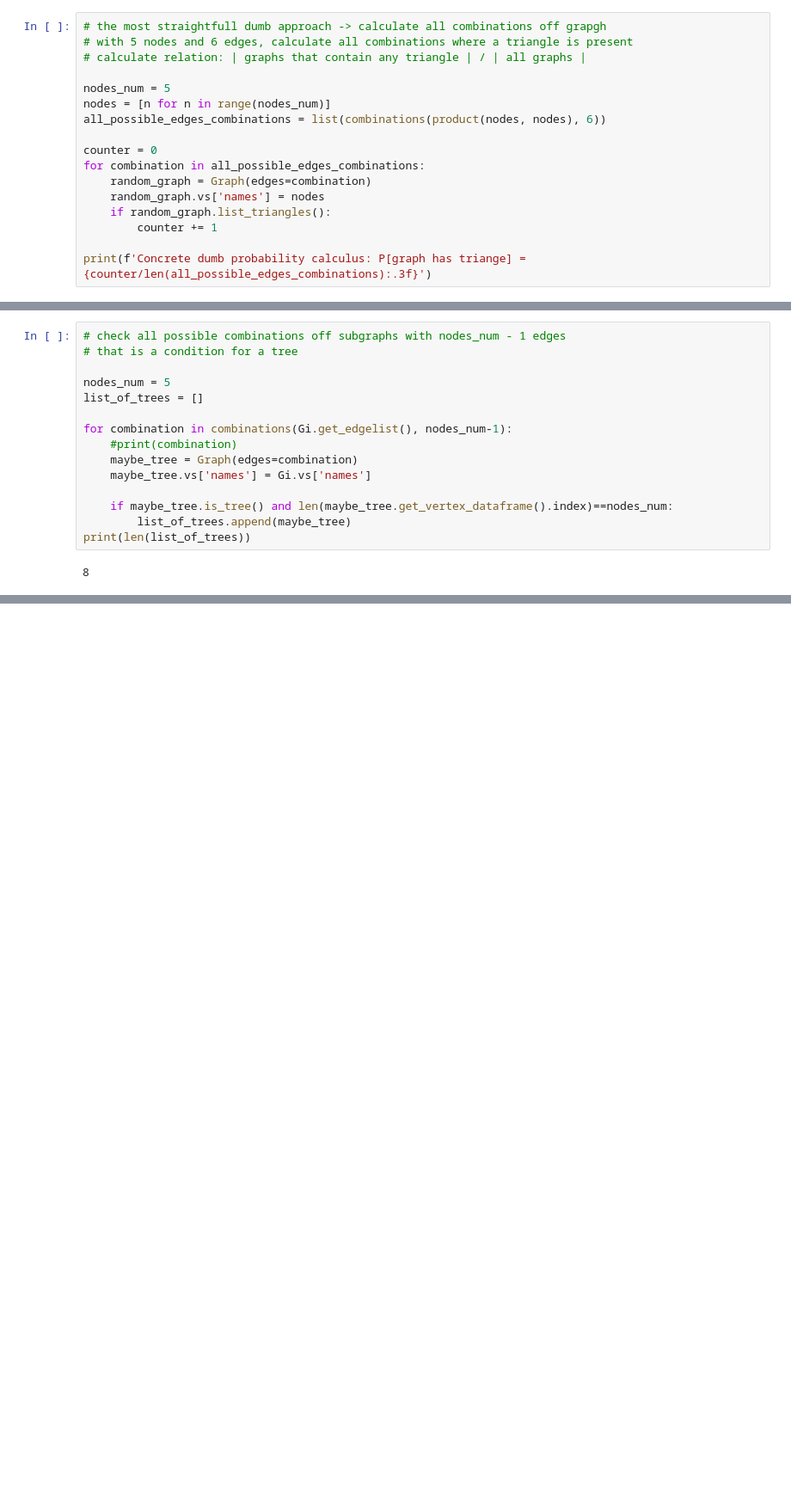
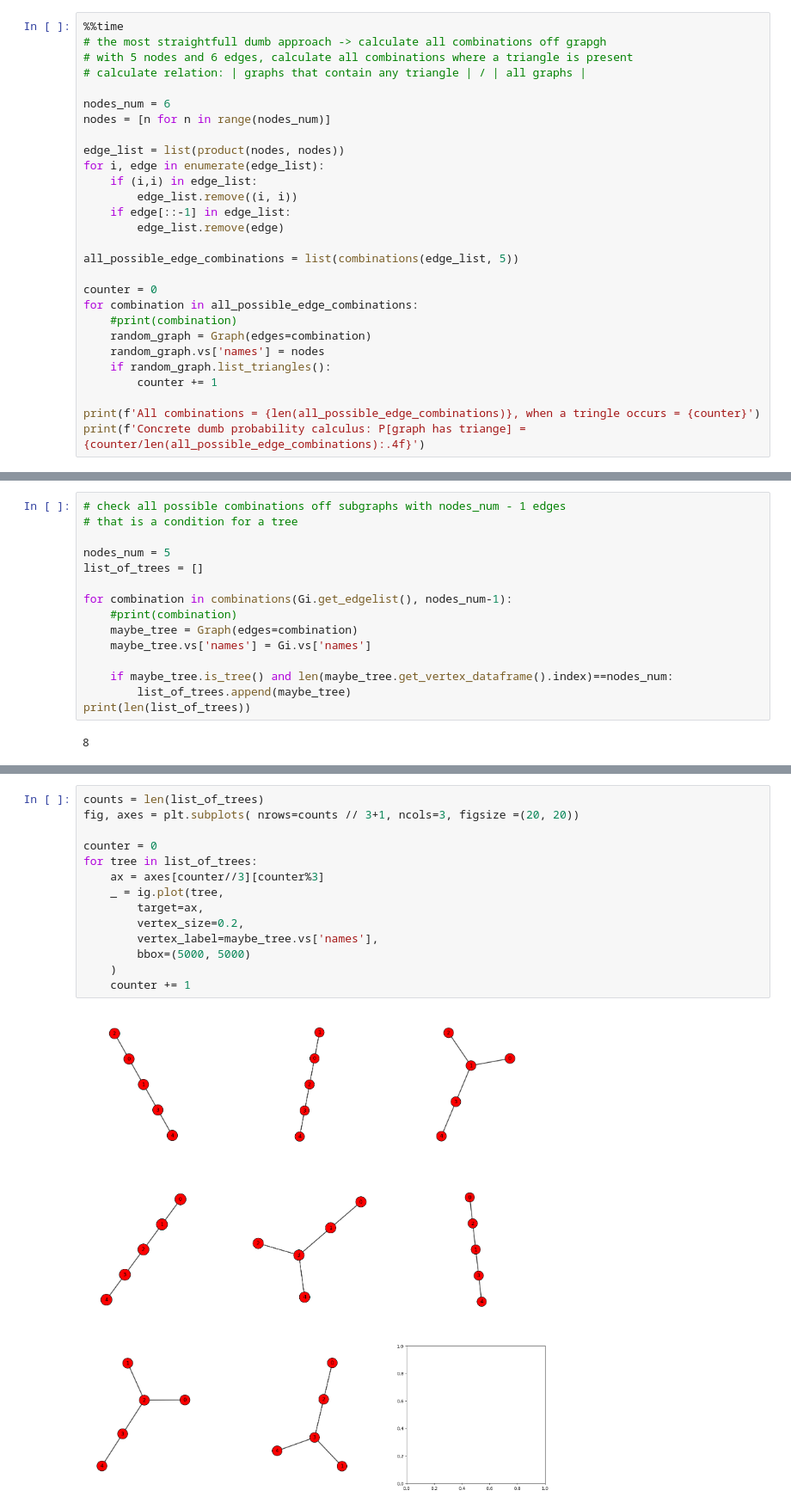
Before and after one commit to dmtrpolovnikov/network_analysis, a Jupyter notebook: practice_1.ipynb, the cells around one changed output, grey strips where cells are left out. Shown at 86% size. Cells and saved outputs as stored; diff of their text form; blank space fills up the shorter version.

```diff
--- a/practice_1.ipynb
+++ b/practice_1.ipynb
@@ -170,20 +212,31 @@ for node in nodes:
 # %%
 from itertools import combinations, product
 # %%
+%%time
 # the most straightfull dumb approach -> calculate all combinations off grapgh
 # with 5 nodes and 6 edges, calculate all combinations where a triangle is present
 # calculate relation: | graphs that contain any triangle | / | all graphs |
 
-nodes_num = 5
+nodes_num = 6
 nodes = [n for n in range(nodes_num)]
-all_possible_edges_combinations = list(combinations(product(nodes, nodes), 6))
+
+edge_list = list(product(nodes, nodes))
+for i, edge in enumerate(edge_list):
+    if (i,i) in edge_list:
+        edge_list.remove((i, i))
+    if edge[::-1] in edge_list:
+        edge_list.remove(edge)
+
+all_possible_edge_combinations = list(combinations(edge_list, 5))
 
 counter = 0
-for combination in all_possible_edges_combinations:
+for combination in all_possible_edge_combinations:
+    #print(combination)
     random_graph = Graph(edges=combination)
     random_graph.vs['names'] = nodes
     if random_graph.list_triangles():
         counter += 1
 
-print(f'Concrete dumb probability calculus: P[graph has triange] = {counter/len(all_possible_edges_combinations):.3f}')
+print(f'All combinations = {len(all_possible_edge_combinations)}, when a tringle occurs = {counter}')
+print(f'Concrete dumb probability calculus: P[graph has triange] = {counter/len(all_possible_edge_combinations):.4f}')
 # %% [output]
@@ -297,0 +291,16 @@ ig.plot(list_of_trees[7],
+# %%
+counts = len(list_of_trees)
+fig, axes = plt.subplots( nrows=counts // 3+1, ncols=3, figsize =(20, 20))
+
+counter = 0
+for tree in list_of_trees:
+    ax = axes[counter//3][counter%3]
+    _ = ig.plot(tree,
+        target=ax,
+        vertex_size=0.2,
+        vertex_label=maybe_tree.vs['names'],
+        bbox=(5000, 5000)
+    )
+    counter += 1
+# %% [output]
+[figure, added]
```
Also changed, not shown: parts of 17 cells of this notebook.
